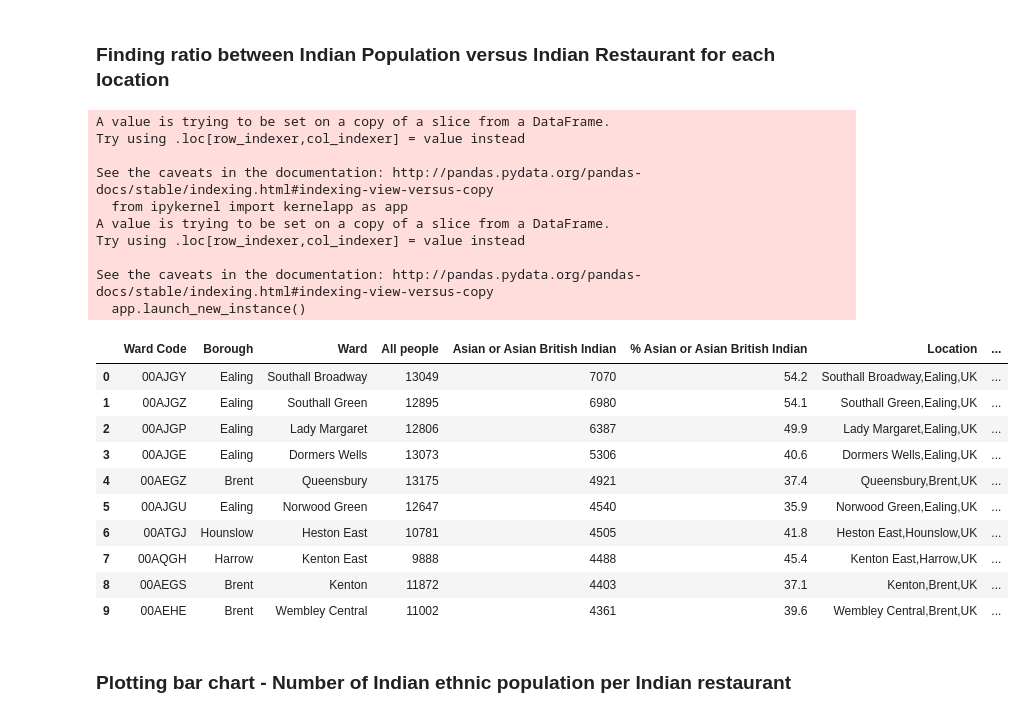
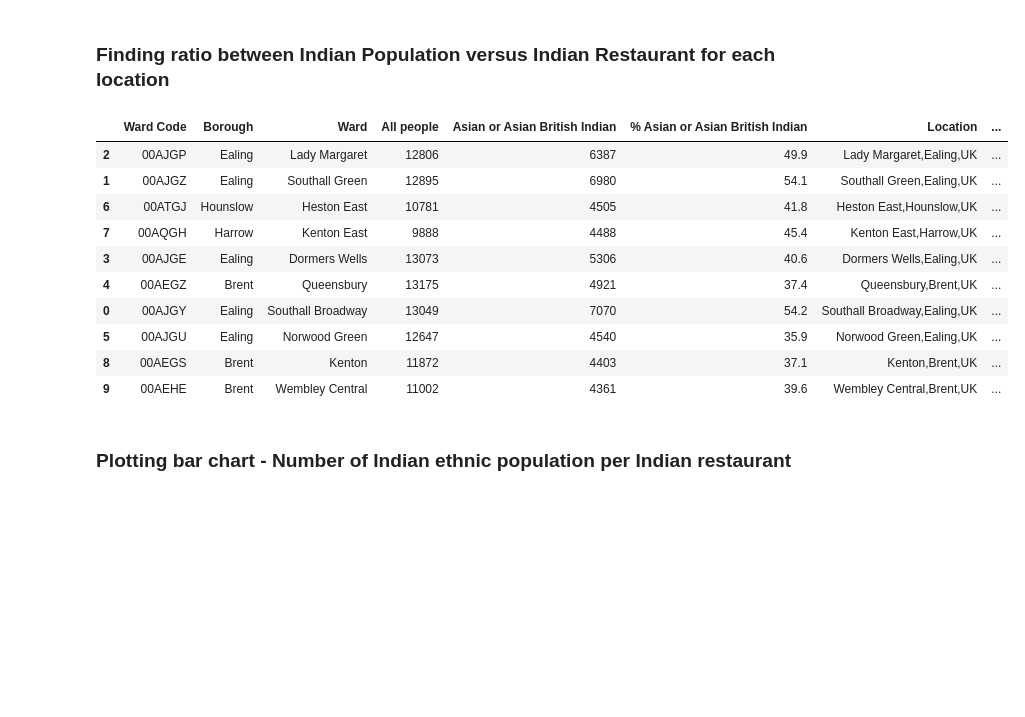
Before and after one commit to Dhina78/Coursera_Capstone, a Jupyter notebook: WIP.ipynb, the cells around one changed output. Saved outputs shown, nothing was run; the diff lists cells and outputs as text; code cells hidden in the pictures; blank space fills up the shorter version.

```diff
--- a/WIP.ipynb
+++ b/WIP.ipynb
@@ -201,32 +223,30 @@ for lat in dfTop10['Latitude']:
 # %% [markdown]
 ### Finding ratio between Indian Population versus Indian Restaurant for each location
-# %%
-IndRestaurant = [11,5,4,6,6,11,5,5,13,13]
-dfTop10['IndRestaurant'] = pd.Series(IndRestaurant).values
-dfTop10['Ratio'] = dfTop10['Asian or Asian British Indian'] / dfTop10['IndRestaurant']
-dfTop10
-# %% [output]
-A value is trying to be set on a copy of a slice from a DataFrame.
-Try using .loc[row_indexer,col_indexer] = value instead
-
-See the caveats in the documentation: http://pandas.pydata.org/pandas-docs/stable/indexing.html#indexing-view-versus-copy
-  from ipykernel import kernelapp as app
-A value is trying to be set on a copy of a slice from a DataFrame.
-Try using .loc[row_indexer,col_indexer] = value instead
-
-See the caveats in the documentation: http://pandas.pydata.org/pandas-docs/stable/indexing.html#indexing-view-versus-copy
-  app.launch_new_instance()
-|  | Ward Code | Borough | Ward | All people | Asian or Asian British Indian | % Asian or Asian British Indian | Location | ... |
-| 0 | 00AJGY | Ealing | Southall Broadway | 13049 | 7070 | 54.2 | Southall Broadway,Ealing,UK | ... |
-| 1 | 00AJGZ | Ealing | Southall Green | 12895 | 6980 | 54.1 | Southall Green,Ealing,UK | ... |
-| 2 | 00AJGP | Ealing | Lady Margaret | 12806 | 6387 | 49.9 | Lady Margaret,Ealing,UK | ... |
-| 3 | 00AJGE | Ealing | Dormers Wells | 13073 | 5306 | 40.6 | Dormers Wells,Ealing,UK | ... |
-| 4 | 00AEGZ | Brent | Queensbury | 13175 | 4921 | 37.4 | Queensbury,Brent,UK | ... |
-| 5 | 00AJGU | Ealing | Norwood Green | 12647 | 4540 | 35.9 | Norwood Green,Ealing,UK | ... |
-| 6 | 00ATGJ | Hounslow | Heston East | 10781 | 4505 | 41.8 | Heston East,Hounslow,UK | ... |
-| 7 | 00AQGH | Harrow | Kenton East | 9888 | 4488 | 45.4 | Kenton East,Harrow,UK | ... |
-| 8 | 00AEGS | Brent | Kenton | 11872 | 4403 | 37.1 | Kenton,Brent,UK | ... |
-| 9 | 00AEHE | Brent | Wembley Central | 11002 | 4361 | 39.6 | Wembley Central,Brent,UK | ... |
+# %%
+#Joining Indian Restaurant count from dfsum and top 10 location and store it as dfFinal
+dfFinal = dfTop10.join(dfsum)
+
+#Finding ratio between Indian ethnic population versus Indian Restaurant for each loacation and store it in column 'Ratio'
+dfFinal['Ratio'] = dfFinal['Asian or Asian British Indian'] / dfFinal['IRcount']
+
+#sorting final data based on Ratio; higher the ratio means, less number of restaurants to high indian ethnic population
+dfFinal = dfFinal.sort_values(by='Ratio', ascending=False)
+dfFinal
+
+#ROW 1: Location Lady Margaret, Ealing, contain high indian ethnic population with less number of Indian restaurant
+# is considered ideal location to open an Indian Restraurant
+# %% [output]
+|  | Ward Code | Borough | Ward | All people | Asian or Asian British Indian | % Asian or Asian British Indian | Location | ... |
+| 2 | 00AJGP | Ealing | Lady Margaret | 12806 | 6387 | 49.9 | Lady Margaret,Ealing,UK | ... |
+| 1 | 00AJGZ | Ealing | Southall Green | 12895 | 6980 | 54.1 | Southall Green,Ealing,UK | ... |
+| 6 | 00ATGJ | Hounslow | Heston East | 10781 | 4505 | 41.8 | Heston East,Hounslow,UK | ... |
+| 7 | 00AQGH | Harrow | Kenton East | 9888 | 4488 | 45.4 | Kenton East,Harrow,UK | ... |
+| 3 | 00AJGE | Ealing | Dormers Wells | 13073 | 5306 | 40.6 | Dormers Wells,Ealing,UK | ... |
+| 4 | 00AEGZ | Brent | Queensbury | 13175 | 4921 | 37.4 | Queensbury,Brent,UK | ... |
+| 0 | 00AJGY | Ealing | Southall Broadway | 13049 | 7070 | 54.2 | Southall Broadway,Ealing,UK | ... |
+| 5 | 00AJGU | Ealing | Norwood Green | 12647 | 4540 | 35.9 | Norwood Green,Ealing,UK | ... |
+| 8 | 00AEGS | Brent | Kenton | 11872 | 4403 | 37.1 | Kenton,Brent,UK | ... |
+| 9 | 00AEHE | Brent | Wembley Central | 11002 | 4361 | 39.6 | Wembley Central,Brent,UK | ... |
 # %% [markdown]
 ### Plotting bar chart - Number of Indian ethnic population per Indian restaurant
 # %%
```
Also changed, not shown: parts of 10 cells of this notebook.
